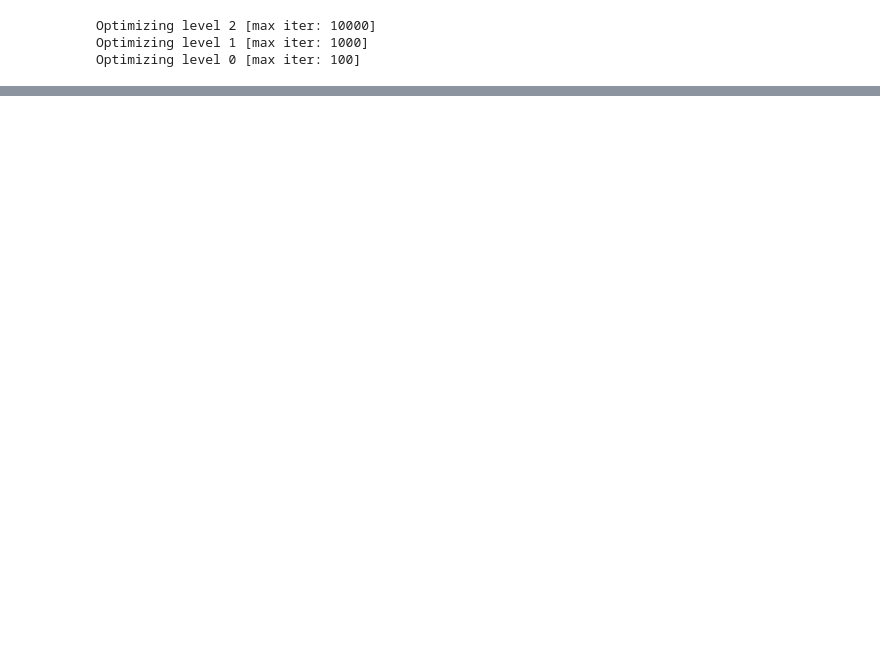
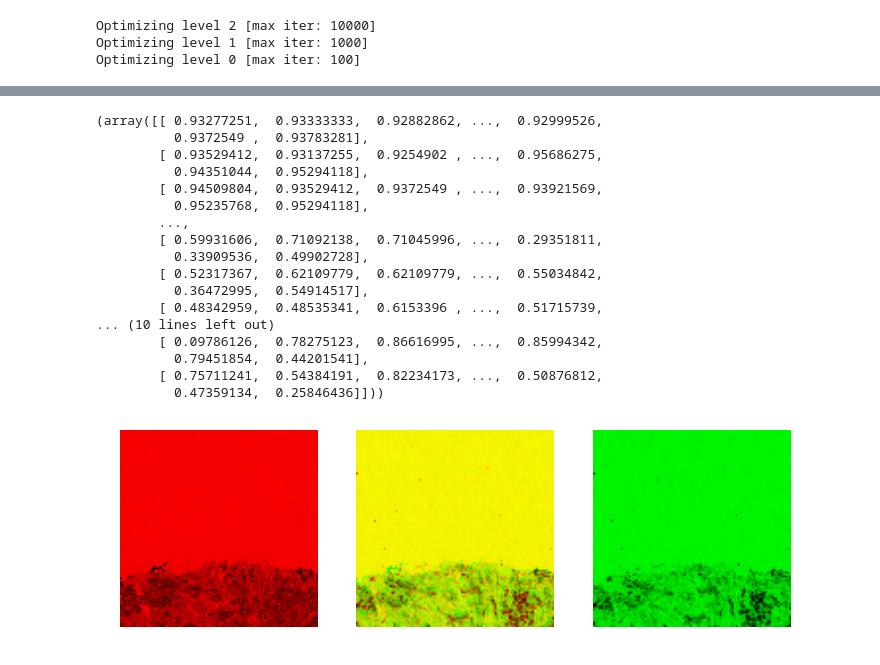
Before and after one commit to uw-biomedical-ml/tilelit, a Jupyter notebook: examples/register-and-tile.ipynb, the cells around one changed output, grey strips where cells are left out. Saved outputs shown, nothing was run; the diff lists cells and outputs as text; code cells hidden in the pictures; blank space fills up the shorter version.

```diff
--- a/examples/register-and-tile.ipynb
+++ b/examples/register-and-tile.ipynb
@@ -80,0 +80,21 @@ plt.imshow(foo)
+# %%
+ti.plot_together(he_trans[..., 2], im_er[(coords[:, 0], coords[:, 1])].reshape(box_size + (-1, ))[..., 2])
+# %% [output]
+(array([[ 0.93277251,  0.93333333,  0.92882862, ...,  0.92999526,
+          0.9372549 ,  0.93783281],
+        [ 0.93529412,  0.93137255,  0.9254902 , ...,  0.95686275,
+          0.94351044,  0.95294118],
+        [ 0.94509804,  0.93529412,  0.9372549 , ...,  0.93921569,
+          0.95235768,  0.95294118],
+        ...,
+        [ 0.59931606,  0.71092138,  0.71045996, ...,  0.29351811,
+          0.33909536,  0.49902728],
+        [ 0.52317367,  0.62109779,  0.62109779, ...,  0.55034842,
+          0.36472995,  0.54914517],
+        [ 0.48342959,  0.48535341,  0.6153396 , ...,  0.51715739,
+... (10 lines left out)
+        [ 0.09786126,  0.78275123,  0.86616995, ...,  0.85994342,
+          0.79451854,  0.44201541],
+        [ 0.75711241,  0.54384191,  0.82234173, ...,  0.50876812,
+          0.47359134,  0.25846436]]))
+[figure, added]
```
Also changed, not shown: parts of 20 cells of this notebook.
